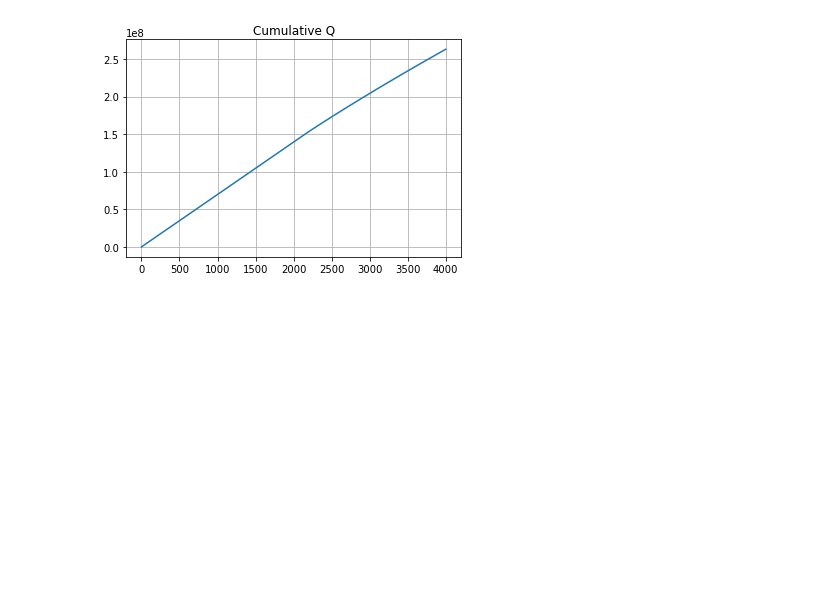
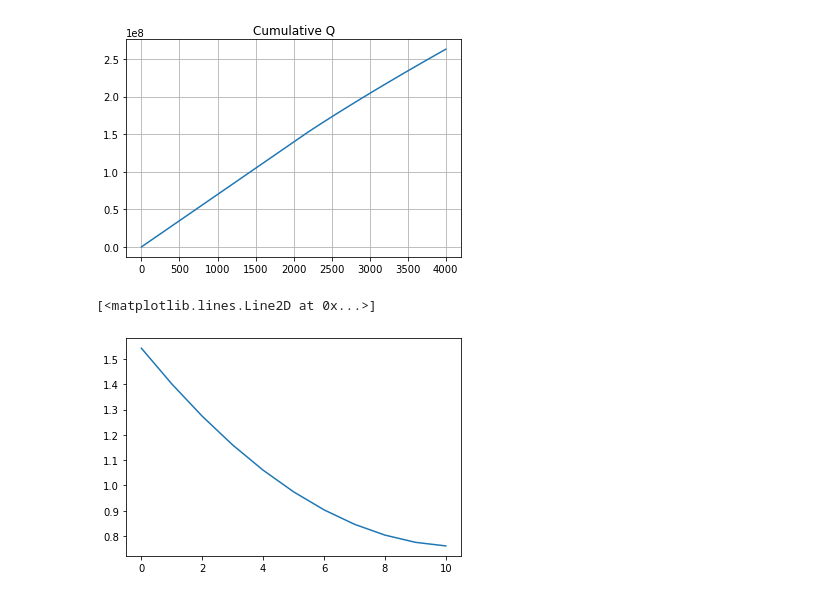
Before and after one commit to l-hemsley/HeatingModel, a Jupyter notebook: ChurchModel.ipynb, the cells around one changed output. Saved outputs shown, nothing was run; the diff lists cells and outputs as text; code cells hidden in the pictures; blank space fills up the shorter version.

```diff
--- a/ChurchModel.ipynb
+++ b/ChurchModel.ipynb
@@ -148,3 +157,8 @@ plt.title('Cumulative Q')
 plt.grid('True')
 # %% [output]
 [figure]
+# %%
+plt.plot(internals[0].T_array)
+# %% [output]
+[<matplotlib.lines.Line2D at 0x...>]
+[figure, added]
```
Also changed, not shown: parts of 4 cells of this notebook.
